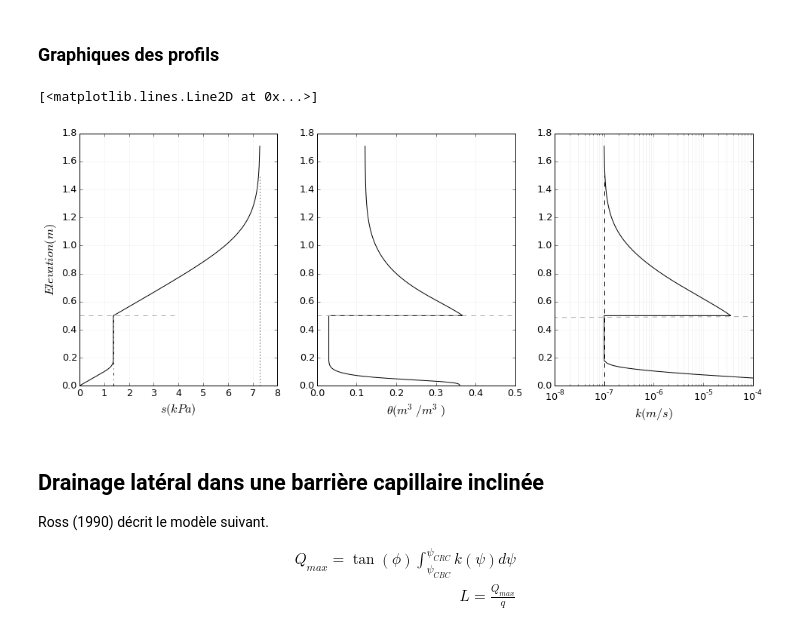
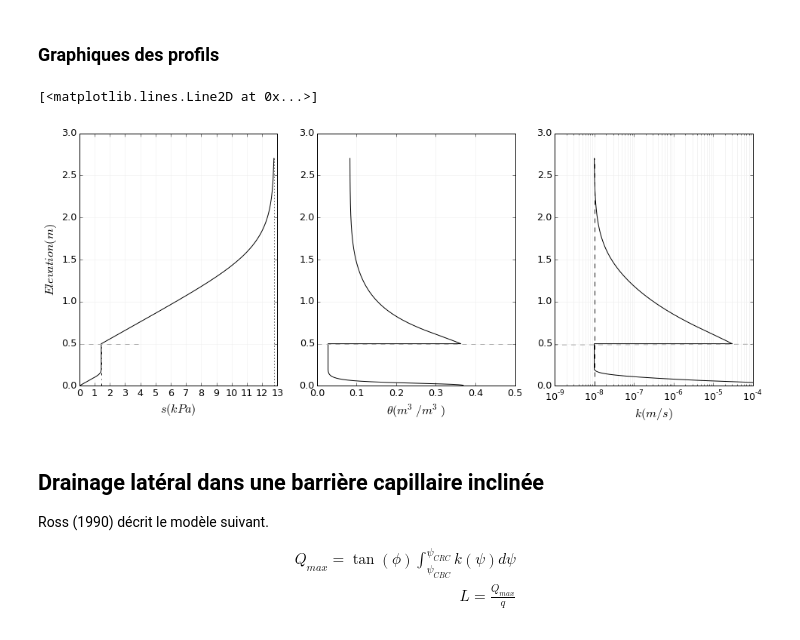
Before and after one commit to essicolo/GCI733-A2015, a Jupyter notebook: barriere-capillaire.ipynb, the cells around one changed output. Saved outputs shown, nothing was run; the diff lists cells and outputs as text; code cells hidden in the pictures.

```diff
--- a/barriere-capillaire.ipynb
+++ b/barriere-capillaire.ipynb
@@ -125,21 +127,21 @@ class VerticalFlow(object):
 # %%
-# CBL parameters: poussière de roche
-cblthR = 0.01
-cblthS = 0.36
-cblaVG = 21.5 # en m-1
-cblnVG = 3.6
-cblmVG = 1-1/3.6
+# CBL parameters
+cblthR = 0.017
+cblthS = 0.37
+cblaVG = 3.07 * 9.807 # 9.807 pour convertir en en m-1
+cblnVG = 3.33
+cblmVG = 1 - 1/cblnVG
 cbllVG = 0.5
-cblksat = 2.3e-3
+cblksat = 2.3e-3 # m/s
 
-# MRL parameters: Sand
-mrlthR = 0.04
-mrlthS = 0.4
-mrlaVG = 3.5 # en m-1
-mrlnVG = 2.5
-mrlmVG = 1-1/2.5
+# MRL parameters
+mrlthR = 0.03 # 0.1 #
+mrlthS = 0.4 #0.43 #
+mrlaVG = 0.347 * 9.807 #0.14 * 9.807 # 9.807 pour convertir en en m-1
+mrlnVG = 2.29 # 1.23 #
+mrlmVG = 1 - 1/mrlnVG
 mrllVG = 0.5
-mrlksat = 8e-5
+mrlksat = 8e-5 # 1.9e-7# m/s
 # %% [markdown]
 ## Modèle d'infiltration vertical
 # %% [markdown]
@@ -156,7 +158,7 @@ mrlModel = VanGenuchten(thR = mrlthR, thS = mrlthS, aVG = mrlaVG, nVG = mrlnVG,
 # %% [markdown]
 ### Calculer le modèle de Kisch
 # %%
-unit_flow = 1e-7
+unit_flow = 1e-8
 
 # CBL profile
 profileCBL = VerticalFlow(model = cblModel, q = unit_flow, psiMin = 1e-4, zMin = 0)
@@ -264,13 +264,9 @@ axes[0].plot([profileCBL.psiMax * 9.807, profileCBL.psiMax * 9.807],
              [0, 0.5],
              linestyle='-.', color = 'black')
 axes[0].plot([profileMRL.psiMax * 9.807,profileMRL.psiMax * 9.807],
-             [0, 1.5],
+             [0, max(profileMRL.kisch()[1])],
              linestyle=':', color = 'black')
 axes[0].plot([0, 4.0], [0.5, 0.5], linestyle = "--", color = "#aaaaaa")
-#axes[0].text(profileCBL.psiMax * 9.807 - 0.4, 0.8, r"$s_{max_{CBL}} = 1.7 kPa$",
-#             fontsize = fontSize * 0.8, color="black", rotation = "vertical")
-#axes[0].text(profileMRL.psiMax * 9.807 + 0.15, 0.8, r"$s_{max_{MRL}} = 3.1 kPa$",
-#             fontsize = fontSize * 0.8, color="black", rotation = "vertical")
 
 # Water content profile
 psiInterfaceCBL = np.append(profileCBL.kisch()[0], profileCBL.psiMax)
@@ -280,36 +276,36 @@ cblNew = VanGenuchten(thR = cblthR, thS = cblthS, aVG = cblaVG, nVG = cblnVG, mV
 mrlNew = VanGenuchten(thR = mrlthR, thS = mrlthS, aVG = mrlaVG, nVG = mrlnVG, mVG = 1-1/mrlnVG,
                       lVG = mrllVG, ksat = mrlksat, psi = profileMRL.kisch()[0])
 
 axes[1].set_axisbelow(True)
 axes[1].tick_params(labelsize = fontSize * 0.8)
 axes[1].grid(b=True, which='major', color='#eeeeee', linestyle='-')
 axes[1].grid(b=True, which='minor', color='#e9e9e9', linestyle='-')
 axes[1].set_xlabel(r'$\theta (m^3/m^3)$', fontsize = fontSize)
 axes[1].plot(np.append(cblNew.wrc()[1], mrlNew.wrc()[1]),
              np.append(zInterfaceCBL, profileMRL.kisch()[1]),
              linestyle='-', color = 'black')
 axes[1].plot([0, 0.5], [0.5, 0.5], linestyle = "--", color = "#aaaaaa")
 
 # Hydraulic conductivity profile
 axes[2].set_axisbelow(True)
 axes[2].tick_params(labelsize = fontSize * 0.8)
 axes[2].grid(b=True, which='major', color='#eeeeee', linestyle='-')
 axes[2].grid(b=True, which='minor', color='#e9e9e9', linestyle='-')
 axes[2].set_xlabel(r'$k (m/s)$', fontsize = fontSize)
 axes[2].set_xscale('log')
 #axes[2].set_xticks([0.1, 1, 10, 100])
-axes[2].set_xlim([1e-8, 1e-4])
+axes[2].set_xlim([1e-9, 1e-4])
 #axes[2].get_xaxis().set_major_formatter(matplotlib.ticker.ScalarFormatter())
 axes[2].plot(np.append(cblNew.hcf()[1], mrlNew.hcf()[1]),
              np.append(zInterfaceCBL, profileMRL.kisch()[1]),
              linestyle='-', color = 'black')
-axes[2].plot([unit_flow, unit_flow], [0, 1.5], linestyle = "--", color = "black")
+axes[2].plot([unit_flow, unit_flow], [0, max(profileMRL.kisch()[1])], linestyle = "--", color = "black")
 axes[2].plot([0, 0.5], [1e-3, 0.5], linestyle = "--", color = "#aaaaaa")
 #axes[2].text(4e-8, 0.8, r"$q=10^{-7} m/s$", fontsize = fontSize * 0.8, color="black", rotation = "vertical")
 #fig2.savefig('fig2.svg')
 # %% [output]
 [<matplotlib.lines.Line2D at 0x...>]
-[figure, old version]
+[figure, new version]
 # %% [markdown]
 ## Drainage latéral dans une barrière capillaire inclinée
 
```
Also changed, not shown: parts of 8 cells of this notebook.
